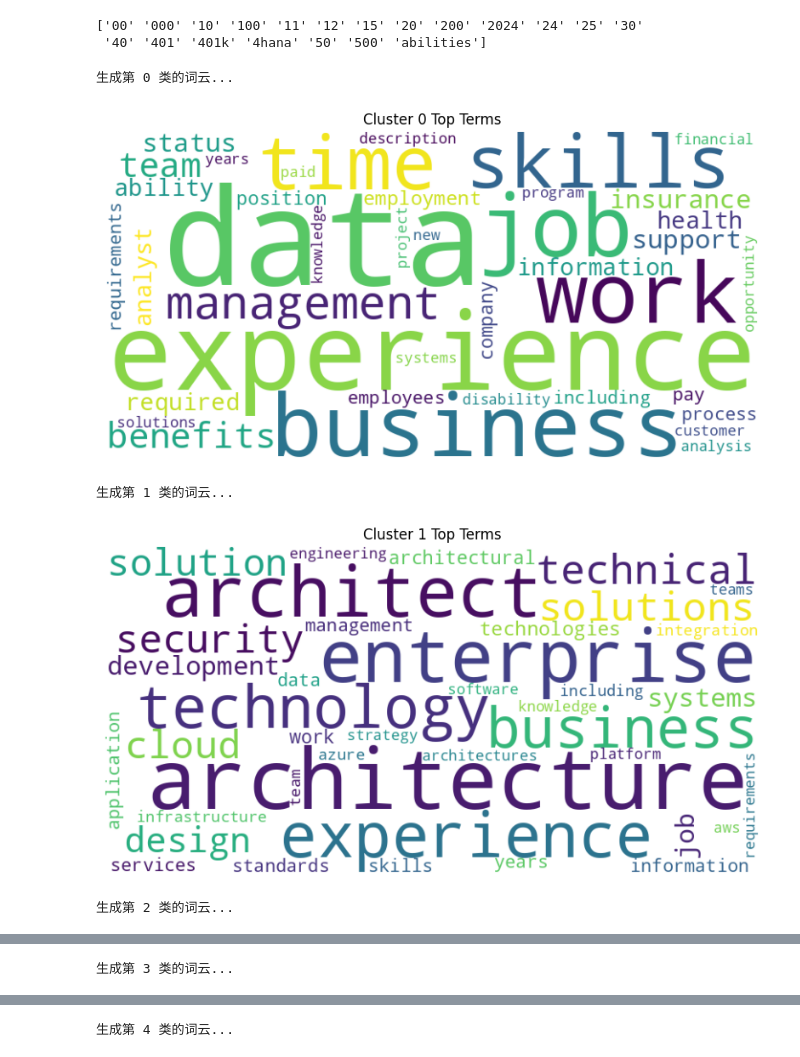
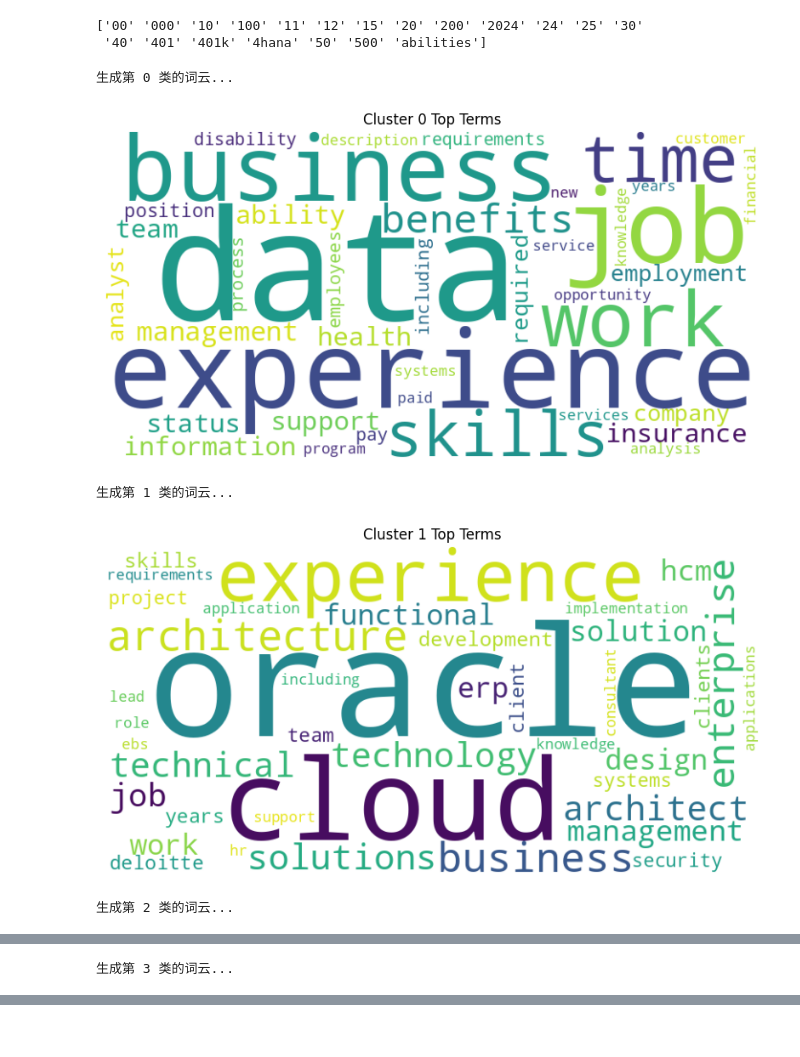
Before and after one commit to CYXNBNBNB/ad688-employability-sp25A1-group6, a Jupyter notebook: nlp_methods.ipynb, the cells around one changed output, grey strips where cells are left out. Saved outputs shown, nothing was run; the diff lists cells and outputs as text; code cells hidden in the pictures.

```diff
--- a/nlp_methods.ipynb
+++ b/nlp_methods.ipynb
@@ -54,8 +54,8 @@ print(tfidf_vectorizer.get_feature_names_out()[:20])
 # %%
 from sklearn.cluster import KMeans
 
-# 聚成 5 类（你可以调整 n_clusters）
-k = 5
+# 聚成 k 类（你可以调整 n_clusters）
+k = 4
 kmeans = KMeans(n_clusters=k, random_state=42)
 clusters = kmeans.fit_predict(X_tfidf)
 
@@ -66,34 +66,34 @@ from wordcloud import WordCloud
 import matplotlib.pyplot as plt
 import numpy as np
 
 # 获取词汇表
 terms = tfidf_vectorizer.get_feature_names_out()
 
 # 获取每个聚类中心的前关键词
 order_centroids = kmeans.cluster_centers_.argsort()[:, ::-1]
 
 # 为每个聚类生成词云
 for i in range(k):
     print(f"生成第 {i} 类的词云...")
 
     top_terms = [terms[ind] for ind in order_centroids[i, :40]]
     weights = {term: kmeans.cluster_centers_[i][terms.tolist().index(term)] for term in top_terms}
 
     wordcloud = WordCloud(background_color='white', width=800, height=400).generate_from_frequencies(weights)
 
     plt.figure(figsize=(10, 5))
     plt.imshow(wordcloud, interpolation='bilinear')
     plt.axis("off")
     plt.title(f"Cluster {i} Top Terms")
     plt.show()
 
 import plotly.express as px
 
 fig = px.histogram(body_df, x="cluster", nbins=k, title="各主题（聚类）职位数分布")
 fig.show()
 # %% [output]
 生成第 0 类的词云...
-[figure, old version]
+[figure, new version]
 生成第 1 类的词云...
-[figure, old version]
+[figure, new version]
 生成第 2 类的词云...
@@ -103 +102,0 @@ fig.show()
-生成第 4 类的词云...
```
Also changed, not shown: parts of 3 cells of this notebook.
